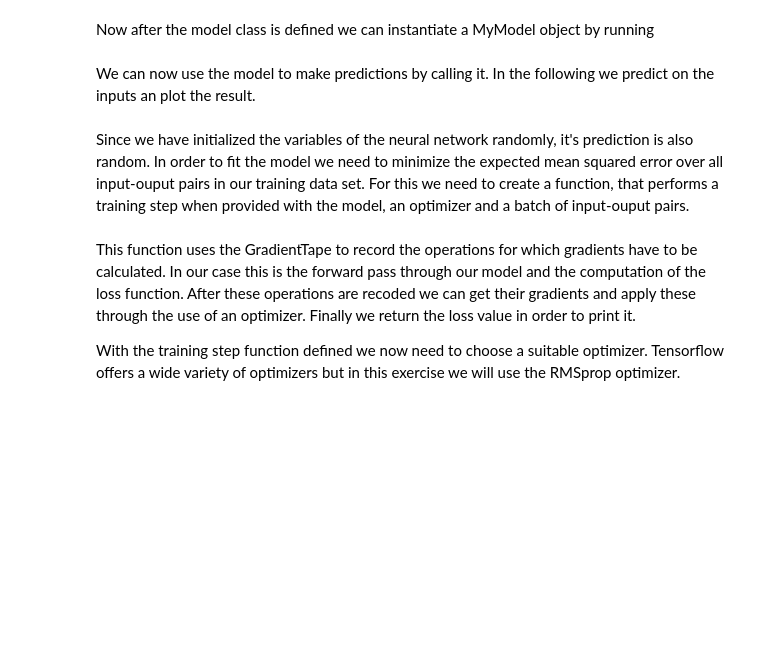
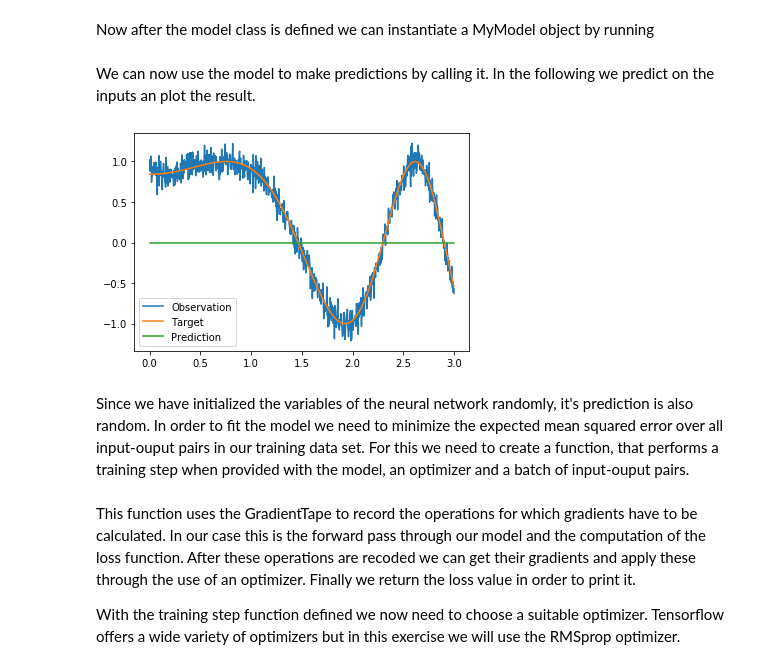
Before and after one commit to gabriellailena/DeepLearningSS20, a Jupyter notebook: Assignment I/Simple_regression_task.ipynb, the cells around one changed output. Drawn from its saved outputs; the diff is of its cells as text; code cells hidden in the pictures; blank space fills up the shorter version.

Commit message:
Applied train_step function

```diff
--- a/Assignment I/Simple_regression_task.ipynb
+++ b/Assignment I/Simple_regression_task.ipynb
@@ -127,20 +127,22 @@ we implement a __call__ method which computes the forward pass and returns the o
 class MyModel(object):
     def __init__(self):
         # Create model variables
-        self.W0 =
-        self.b0 =
-        self.W1 =
-        self.b1 =
-        self.W2 =
-        self.b2 =
+        # Use random initialization with normal distribution
+        tf.random.set_seed(0)
+        self.W0 = tf.Variable(tf.random.normal(()))
+        self.b0 = tf.Variable(tf.random.normal(()))
+        self.W1 = tf.Variable(tf.random.normal(()))
+        self.b1 = tf.Variable(tf.random.normal(()))
+        self.W2 = tf.Variable(tf.random.normal(()))
+        self.b2 = tf.Variable(tf.random.normal(()))
         self.trainable_variables = [self.W0, self.b0, self.W1, self.b1, self.W2, self.b2]
 
     def __call__(self, inputs):
         # Compute forward pass
-        output = tf.reshape(inputs, [-1, 1])
-        output =
-        output =
-        output =
+        output = tf.reshape(inputs, [-1, 1]) # Has to have one column, number of rows is inferred
+        output = tf.nn.relu(self.trainable_variables[0] * output + self.trainable_variables[1]) # Output of the input layer
+        output = tf.nn.relu(self.trainable_variables[2] * output + self.trainable_variables[3]) # Output of the first hidden layer
+        output = tf.nn.relu(self.trainable_variables[4] * output + self.trainable_variables[5]) # Output of the second hidden layer
         return output
 # %% [markdown]
 Now after the model class is defined we can instantiate a MyModel object by running
@@ -151,12 +153,14 @@ We can now use the model to make predictions by calling it. In the following we
 # %%
 """ We want to plot a prediction on the complete data set with a model before training. For this make a prediction on the variable "x". """
 
-y_pred = # Compute a prediction on the variable "x"
+y_pred = mdl(x)# Compute a prediction on the variable "x"
 plt.plot(x, y)
 plt.plot(x, y_true)
 plt.plot(x, y_pred.numpy())
 plt.legend(["Observation", "Target", "Prediction"])
 plt.show()
+# %% [output]
+[figure, added]
 # %% [markdown]
 Since we have initialized the variables of the neural network randomly, it's prediction is also random. In order to fit the model we need to minimize the expected mean squared error over all input-ouput pairs in our training data set. For this we need to create a function, that performs a training step when provided with the model, an optimizer and a batch of input-ouput pairs.
 # %%
```
Also changed, not shown: parts of 2 cells of this notebook.
